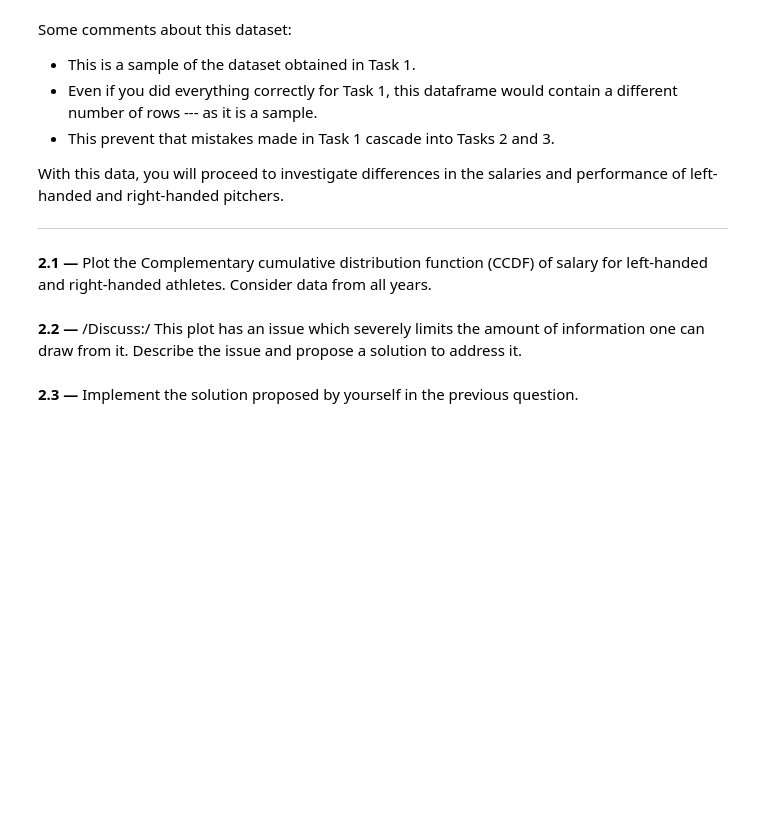
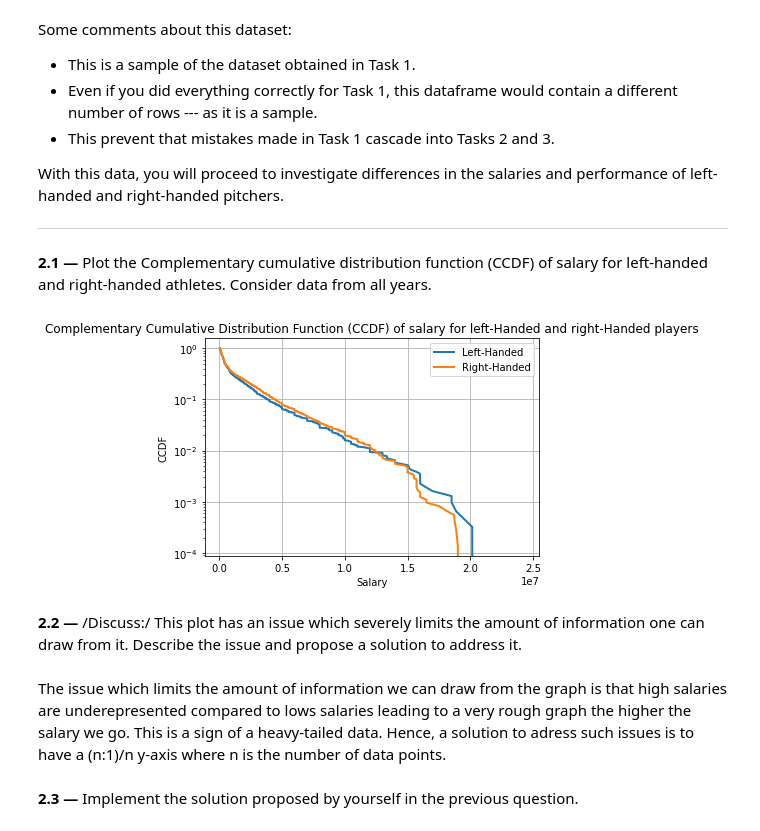
Before and after one commit to benjaminAouzir/FautTrouverUnNomPourADA, a Jupyter notebook: 01 - Pandas Data Wrangling and Data Viz/h1.ipynb, the cells around one changed output. Saved outputs shown, nothing was run; the diff lists cells and outputs as text; code cells hidden in the pictures; blank space fills up the shorter version.

```diff
--- a/01 - Pandas Data Wrangling and Data Viz/h1.ipynb
+++ b/01 - Pandas Data Wrangling and Data Viz/h1.ipynb
@@ -263,7 +263,42 @@ With this data, you will proceed to investigate differences in the salaries and
 ---
 # %% [markdown]
 **2.1 —** Plot the Complementary cumulative distribution function (CCDF) of salary for left-handed and right-handed athletes. Consider data from all years.
+# %%
+# Drop rows with NaN for salary values
+df_filt = df.dropna(subset=['salary'])
+df_filt_copy = df_filt.copy()
+
+# Filter for left-hand and right-hand players
+left_handed = df_filt[df_filt['throws'] == 'L']
+right_handed = df_filt[df_filt['throws'] == 'R']
+
+# Create an array of salary values for each group
+left_handed_salaries = left_handed['salary'].values
+right_handed_salaries = right_handed['salary'].values
+
+# Sort the arrays for calculation
+left_handed_salaries.sort()
+right_handed_salaries.sort()
+
+# Calculate CCDF
+left_handed_ccdf = 1 - np.arange(1, len(left_handed_salaries) + 1) / len(left_handed_salaries)
+right_handed_ccdf = 1 - np.arange(1, len(right_handed_salaries) + 1) / len(right_handed_salaries)
+
+# Plot
+plt.plot(left_handed_salaries, left_handed_ccdf, label='Left-Handed', linewidth=2)
+plt.plot(right_handed_salaries, right_handed_ccdf, label='Right-Handed', linewidth=2)
+plt.xlabel('Salary')
+plt.ylabel('CCDF')
+plt.title('Complementary Cumulative Distribution Function (CCDF) of salary for left-Handed and right-Handed players')
+plt.legend()
+plt.yscale('log')
+plt.grid()
+plt.show()
+# %% [output]
+[figure, added]
 # %% [markdown]
 **2.2 —** /Discuss:/ This plot has an issue which severely limits the amount of information one can draw from it. Describe the issue and propose a solution to address it.
+# %% [markdown]
+The issue which limits the amount of information we can draw from the graph is that high salaries are underepresented compared to lows salaries leading to a very rough graph the higher the salary we go. This is a sign of a heavy-tailed data. Hence, a solution to adress such issues is to have a (n:1)/n y-axis where n is the number of data points.
 # %% [markdown]
 **2.3 —** Implement the solution proposed by yourself in the previous question.
```
Also changed, not shown: parts of 4 cells of this notebook.
